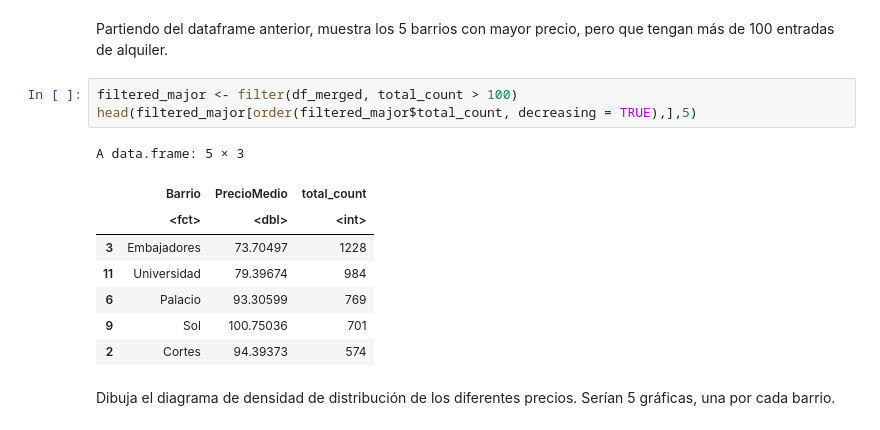
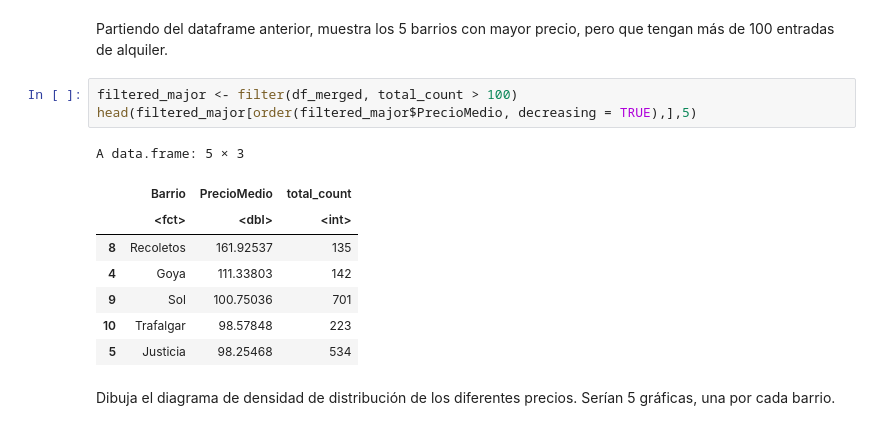
Before and after one commit to rogebautista/estadistica-rogelio, a Jupyter notebook: 0-PracticaFinal-Rogelio.ipynb, the cells around one changed output. Cells and saved outputs as stored; diff of their text form.

```diff
--- a/0-PracticaFinal-Rogelio.ipynb
+++ b/0-PracticaFinal-Rogelio.ipynb
@@ -523,15 +518,15 @@ A data.frame: 5 × 3
 Partiendo del dataframe anterior, muestra los 5 barrios con mayor precio, pero que tengan más de 100 entradas de alquiler.
 # %%
 filtered_major <- filter(df_merged, total_count > 100)
-head(filtered_major[order(filtered_major$total_count, decreasing = TRUE),],5)
+head(filtered_major[order(filtered_major$PrecioMedio, decreasing = TRUE),],5)
 # %% [output]
 A data.frame: 5 × 3
 |  | Barrio | PrecioMedio | total_count |
 |  | <fct> | <dbl> | <int> |
-| 3 | Embajadores | 73.70497 | 1228 |
-| 11 | Universidad | 79.39674 | 984 |
-| 6 | Palacio | 93.30599 | 769 |
+| 8 | Recoletos | 161.92537 | 135 |
+| 4 | Goya | 111.33803 | 142 |
 | 9 | Sol | 100.75036 | 701 |
-| 2 | Cortes | 94.39373 | 574 |
+| 10 | Trafalgar | 98.57848 | 223 |
+| 5 | Justicia | 98.25468 | 534 |
 # %% [markdown]
 Dibuja el diagrama de densidad de distribución de los diferentes precios. Serían 5 gráficas, una por cada barrio.
```
Also changed, not shown: parts of 7 cells of this notebook, 4 other files.
